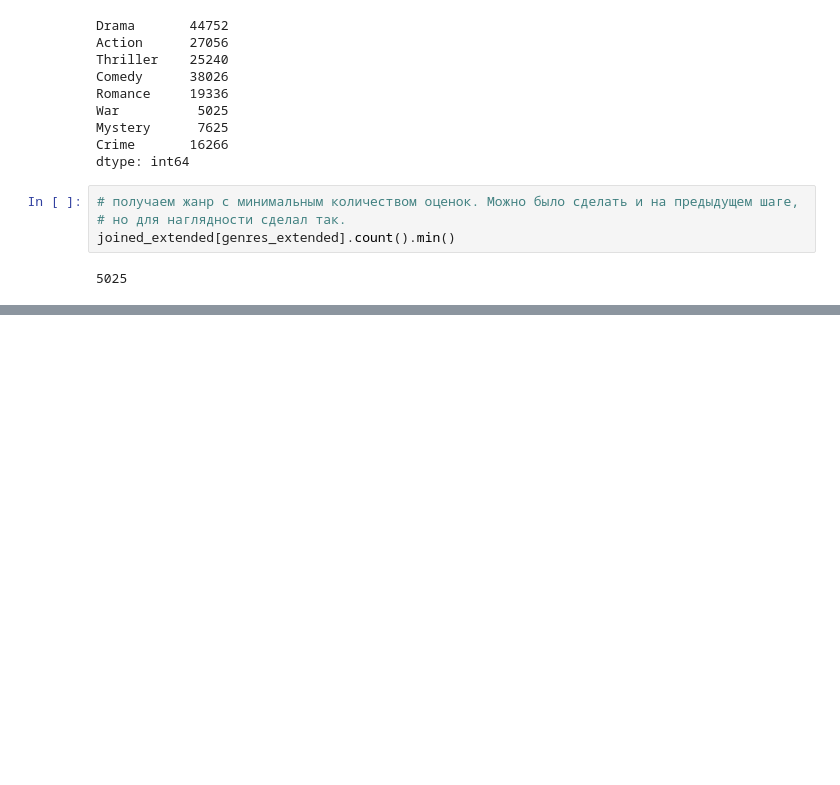
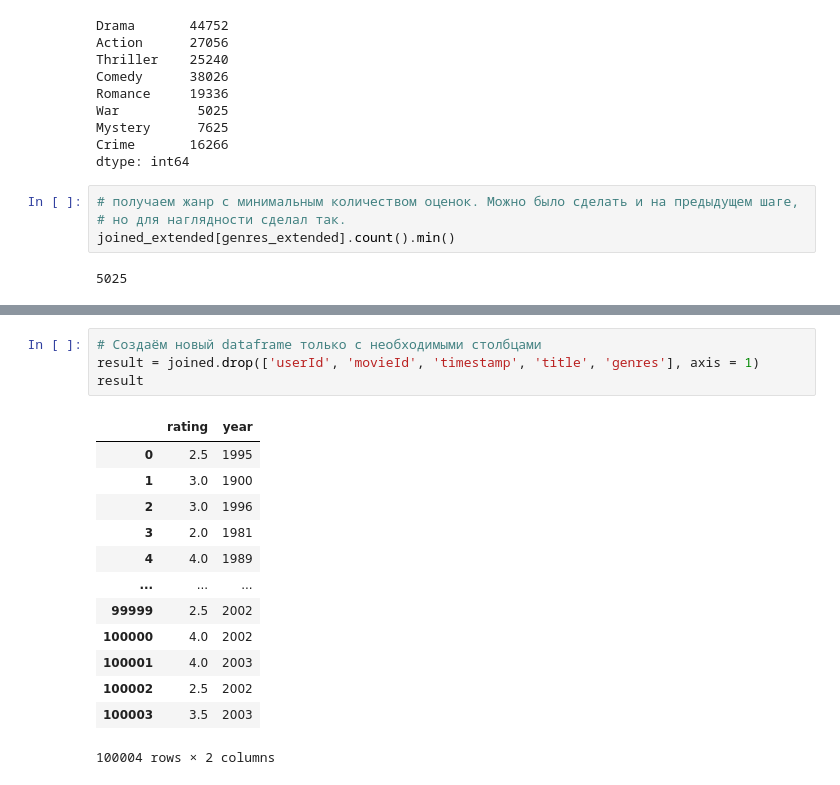
Before and after one commit to kadmiy/datascience_learn, a Jupyter notebook: module_06_datascience_learn.ipynb, the cells around one changed output, grey strips where cells are left out. Cells and saved outputs as stored; diff of their text form; blank space fills up the shorter version.

```diff
--- a/module_06_datascience_learn.ipynb
+++ b/module_06_datascience_learn.ipynb
@@ -209,0 +374,18 @@ joined_extended[genres_extended].count().min()
+# %%
+# Создаём новый dataframe только с необходимыми столбцами
+result = joined.drop(['userId', 'movieId', 'timestamp', 'title', 'genres'], axis = 1)
+result
+# %% [output]
+|  | rating | year |
+| 0 | 2.5 | 1995 |
+| 1 | 3.0 | 1900 |
+| 2 | 3.0 | 1996 |
+| 3 | 2.0 | 1981 |
+| 4 | 4.0 | 1989 |
+| ... | ... | ... |
+| 99999 | 2.5 | 2002 |
+| 100000 | 4.0 | 2002 |
+| 100001 | 4.0 | 2003 |
+| 100002 | 2.5 | 2002 |
+| 100003 | 3.5 | 2003 |
+100004 rows × 2 columns
```
Also changed, not shown: parts of 22 cells of this notebook, 1 other file.
